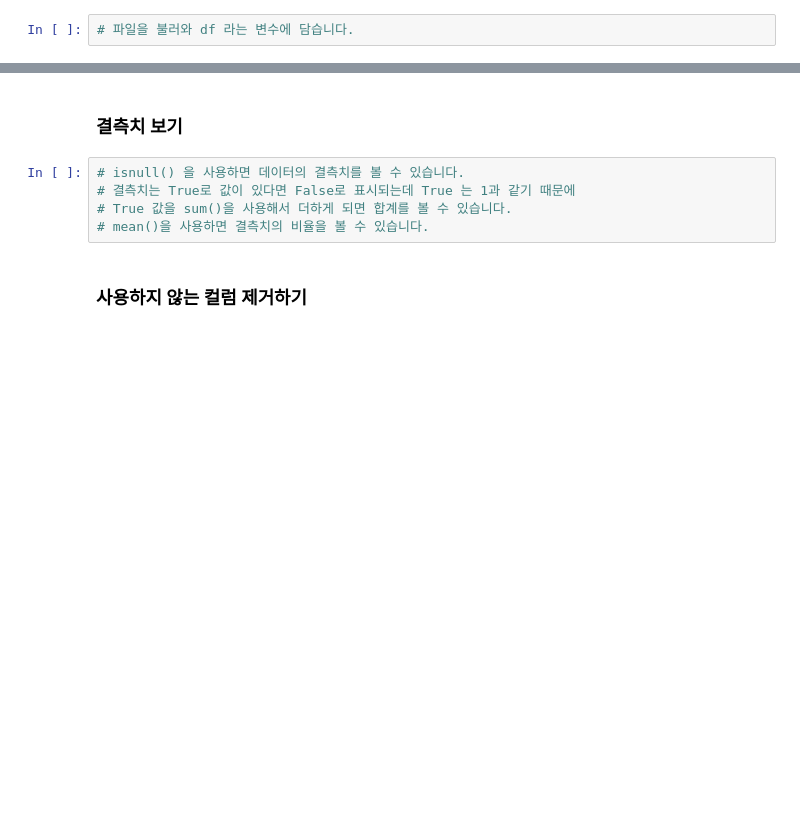
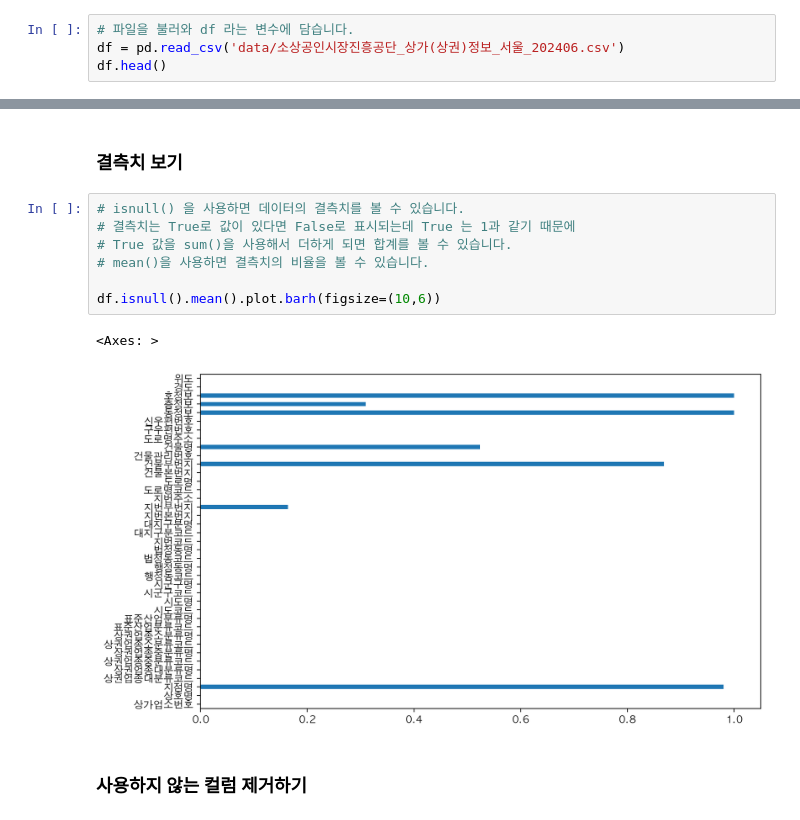
Before and after one commit to online5880/Public-Data-Analysis-in-Python, a Jupyter notebook: franchise/03_franchise_eda_input.ipynb, the cells around one changed output, grey strips where cells are left out. Drawn from its saved outputs; the diff is of its cells as text; blank space fills up the shorter version.

```diff
--- a/franchise/03_franchise_eda_input.ipynb
+++ b/franchise/03_franchise_eda_input.ipynb
@@ -120,3 +134,5 @@ def get_font_family():
 - 영상에 사용한 데이터셋 : http://bit.ly/open-data-set-folder (공공데이터포털에서 다운로드 받은 파일이 있습니다. 어떤 파일을 다운로드 받아야 될지 모르겠다면 여기에 있는 파일을 사용해 주세요.)
 # %%
 # 파일을 불러와 df 라는 변수에 담습니다.
+df = pd.read_csv('data/소상공인시장진흥공단_상가(상권)정보_서울_202406.csv')
+df.head()
@@ -134,8 +180,13 @@ def get_font_family():
 # %%
 # isnull() 을 사용하면 데이터의 결측치를 볼 수 있습니다.
 # 결측치는 True로 값이 있다면 False로 표시되는데 True 는 1과 같기 때문에
 # True 값을 sum()을 사용해서 더하게 되면 합계를 볼 수 있습니다.
 # mean()을 사용하면 결측치의 비율을 볼 수 있습니다.
+
+df.isnull().mean().plot.barh(figsize=(10,6))
+# %% [output]
+<Axes: >
+[figure, added]
 # %% [markdown]
 ### 사용하지 않는 컬럼 제거하기
 # %%
```
Also changed, not shown: parts of 32 cells of this notebook.
